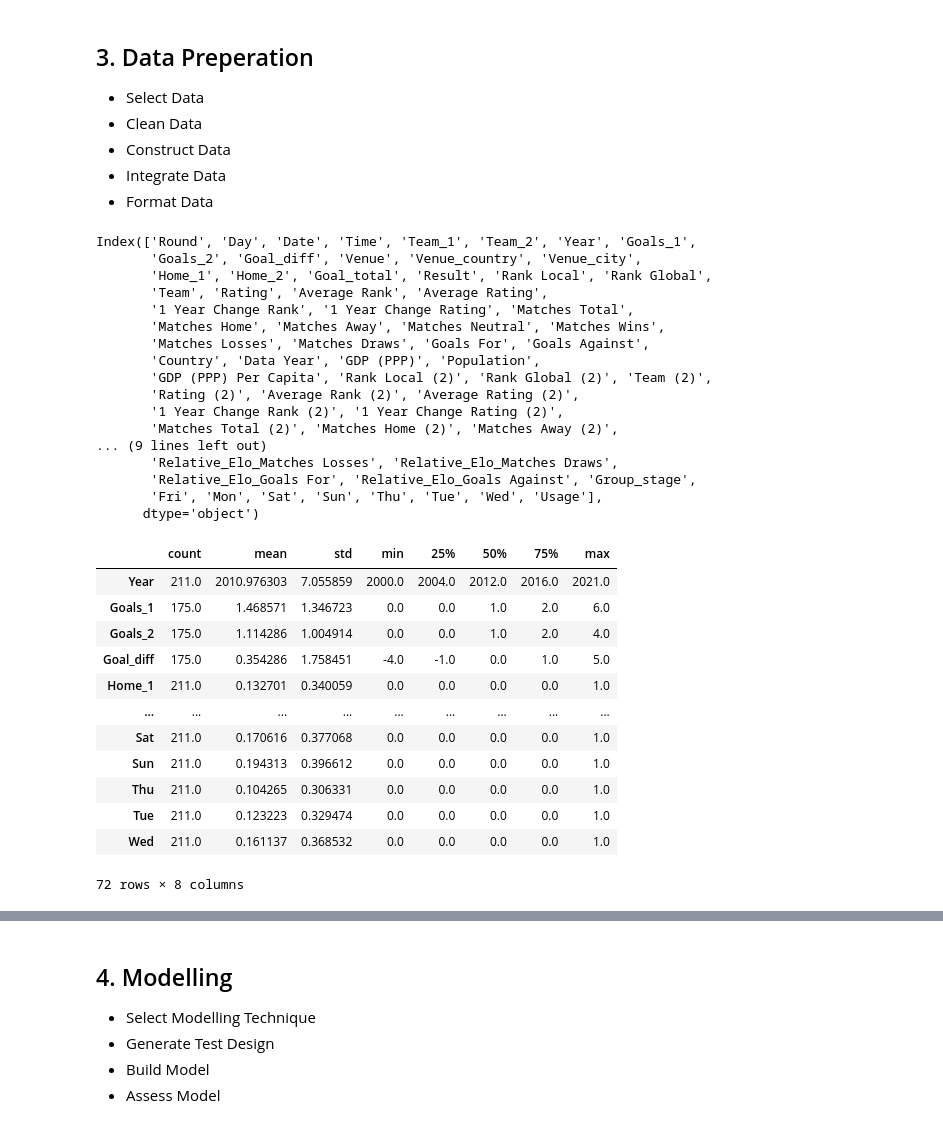
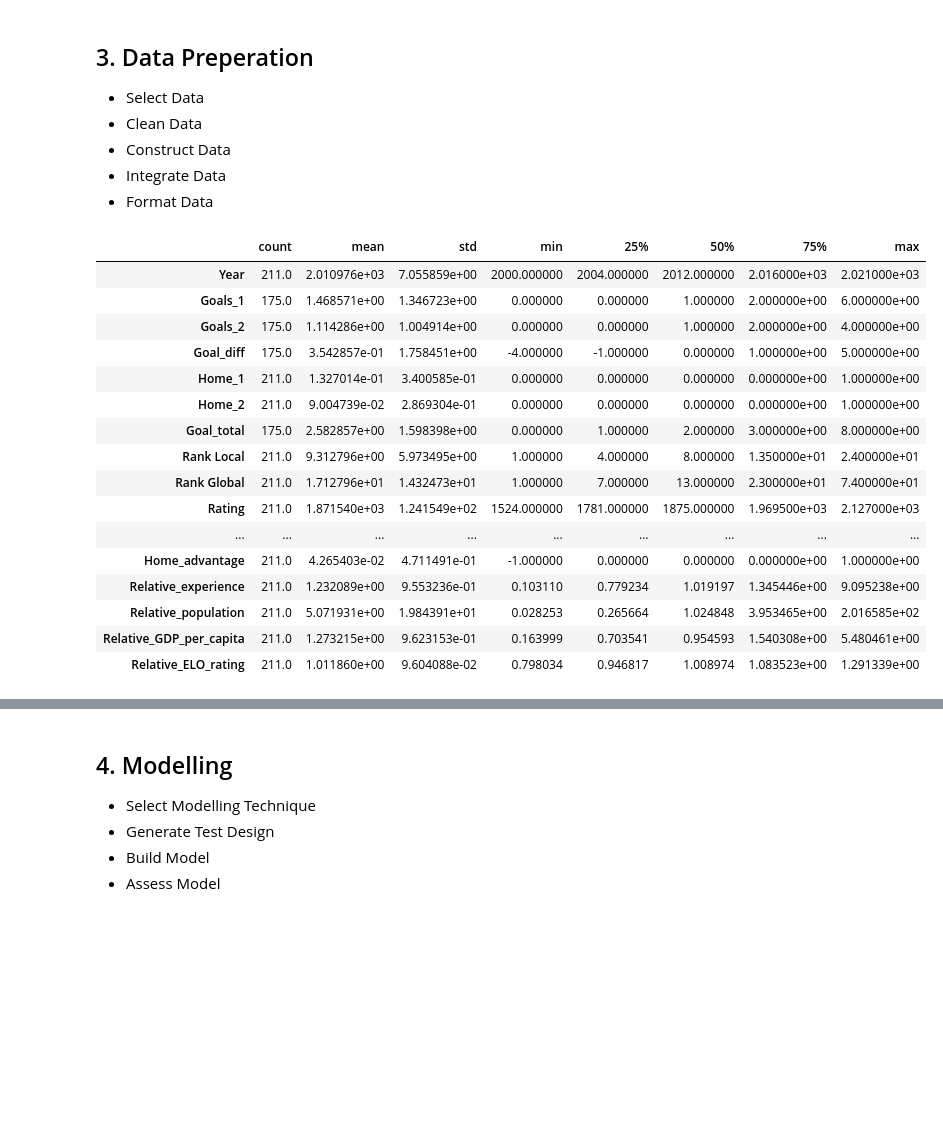
Before and after one commit to deacona/the-ball-is-round, a Jupyter notebook: notebooks/intl_02_euro_2020.ipynb, the cells around one changed output, grey strips where cells are left out. Saved outputs shown, nothing was run; the diff lists cells and outputs as text; code cells hidden in the pictures; blank space fills up the shorter version.

```diff
--- a/notebooks/intl_02_euro_2020.ipynb
+++ b/notebooks/intl_02_euro_2020.ipynb
@@ -279,77 +279,50 @@ Matches Total
 # %%
 data = match.merge(summary, left_on=["Team_1", "Year"], right_on=["Team", "Year"]) #, suffixes=["", "_1"])
 data = data.merge(summary, left_on=["Team_2", "Year"], right_on=["Team", "Year"], suffixes=["", " (2)"])
 data.sort_values(by=["Date"], inplace=True)
 data.reset_index(drop=True, inplace=True)
 
 data["Elo_rating_diff"] = data["Rating"] - data["Rating (2)"]
 data["Home_advantage"] = data["Home_1"] - data["Home_2"]
 # data["Win_expectency_1"] = ((10**((-(data.Elo_rating_diff + (100 * data.Home_advantage)))/400))+1)**-1
 data["Relative_experience"] = data["Matches Total"] / data["Matches Total (2)"]
 data["Relative_population"] = data["Population"] / data["Population (2)"]
 data["Relative_GDP_per_capita"] = data["GDP (PPP) Per Capita"] / data["GDP (PPP) Per Capita (2)"]
-# data["Relative_ELO_rating"] = data["Rating"] / data["Rating (2)"]
+data["Relative_ELO_rating"] = data["Rating"] / data["Rating (2)"]
 # data["Relative_ELO_rank_1yr_change"] = data["1 Year Change Rank"] / data["1 Year Change Rank (2)"]
 # data["Relative_ELO_rating_1yr_change"] = data["1 Year Change Rating"] / data["1 Year Change Rating (2)"]
 # data["Combined_ELO_rating_1yr_change"] = data["1 Year Change Rating"].abs() + data["1 Year Change Rating (2)"].abs()
-
-for col_2 in data.columns:
-    if not col_2.endswith(" (2)"):
-        continue
-    if not col_2.startswith(("Rank", "Rating", "Matches", "Goals")):
-        continue
-    col_1 = col_2.replace(" (2)", "")
-    col = "Relative_Elo_{0}".format(col_1)
-    data[col] = data[col_1] / data[col_2]
-#     print(col)
-
-data["Group_stage"] = 0
-data.loc[data.Round == "Group stage", "Group_stage"] = 1
-data = pd.concat([data, pd.get_dummies(data["Day"])], axis=1)
 
 # model_years = [2000, 2004, 2008, 2012, 2016]
 live_years = [2021]
 data["Usage"] = "Training"
 data.loc[data.Year.isin(live_years), "Usage"] = "Live"
 
 # data = data[["Date", "Year", "Team_1", "Team_2", "Goal_diff", "Goal_total", "Elo_rating_diff", "Home_advantage", "Win_expectency_1",
 #              "Relative_experience", "Relative_population", "Relative_GDP_per_capita",
 #             "Relative_ELO_rating"]] #, "Relative_ELO_rank_1yr_change", "Relative_ELO_rating_1yr_change"
 # ]]
 
-print(data.columns)
+# data.columns
 data.describe().T
 # %% [output]
-Index(['Round', 'Day', 'Date', 'Time', 'Team_1', 'Team_2', 'Year', 'Goals_1',
-       'Goals_2', 'Goal_diff', 'Venue', 'Venue_country', 'Venue_city',
-       'Home_1', 'Home_2', 'Goal_total', 'Result', 'Rank Local', 'Rank Global',
-       'Team', 'Rating', 'Average Rank', 'Average Rating',
-       '1 Year Change Rank', '1 Year Change Rating', 'Matches Total',
-       'Matches Home', 'Matches Away', 'Matches Neutral', 'Matches Wins',
-       'Matches Losses', 'Matches Draws', 'Goals For', 'Goals Against',
-       'Country', 'Data Year', 'GDP (PPP)', 'Population',
-       'GDP (PPP) Per Capita', 'Rank Local (2)', 'Rank Global (2)', 'Team (2)',
-       'Rating (2)', 'Average Rank (2)', 'Average Rating (2)',
-       '1 Year Change Rank (2)', '1 Year Change Rating (2)',
-       'Matches Total (2)', 'Matches Home (2)', 'Matches Away (2)',
-... (9 lines left out)
-       'Relative_Elo_Matches Losses', 'Relative_Elo_Matches Draws',
-       'Relative_Elo_Goals For', 'Relative_Elo_Goals Against', 'Group_stage',
-       'Fri', 'Mon', 'Sat', 'Sun', 'Thu', 'Tue', 'Wed', 'Usage'],
-      dtype='object')
 |  | count | mean | std | min | 25% | 50% | 75% | max |
-| Year | 211.0 | 2010.976303 | 7.055859 | 2000.0 | 2004.0 | 2012.0 | 2016.0 | 2021.0 |
-| Goals_1 | 175.0 | 1.468571 | 1.346723 | 0.0 | 0.0 | 1.0 | 2.0 | 6.0 |
-| Goals_2 | 175.0 | 1.114286 | 1.004914 | 0.0 | 0.0 | 1.0 | 2.0 | 4.0 |
-| Goal_diff | 175.0 | 0.354286 | 1.758451 | -4.0 | -1.0 | 0.0 | 1.0 | 5.0 |
-| Home_1 | 211.0 | 0.132701 | 0.340059 | 0.0 | 0.0 | 0.0 | 0.0 | 1.0 |
+| Year | 211.0 | 2.010976e+03 | 7.055859e+00 | 2000.000000 | 2004.000000 | 2012.000000 | 2.016000e+03 | 2.021000e+03 |
+| Goals_1 | 175.0 | 1.468571e+00 | 1.346723e+00 | 0.000000 | 0.000000 | 1.000000 | 2.000000e+00 | 6.000000e+00 |
+| Goals_2 | 175.0 | 1.114286e+00 | 1.004914e+00 | 0.000000 | 0.000000 | 1.000000 | 2.000000e+00 | 4.000000e+00 |
+| Goal_diff | 175.0 | 3.542857e-01 | 1.758451e+00 | -4.000000 | -1.000000 | 0.000000 | 1.000000e+00 | 5.000000e+00 |
+| Home_1 | 211.0 | 1.327014e-01 | 3.400585e-01 | 0.000000 | 0.000000 | 0.000000 | 0.000000e+00 | 1.000000e+00 |
+| Home_2 | 211.0 | 9.004739e-02 | 2.869304e-01 | 0.000000 | 0.000000 | 0.000000 | 0.000000e+00 | 1.000000e+00 |
+| Goal_total | 175.0 | 2.582857e+00 | 1.598398e+00 | 0.000000 | 1.000000 | 2.000000 | 3.000000e+00 | 8.000000e+00 |
+| Rank Local | 211.0 | 9.312796e+00 | 5.973495e+00 | 1.000000 | 4.000000 | 8.000000 | 1.350000e+01 | 2.400000e+01 |
+| Rank Global | 211.0 | 1.712796e+01 | 1.432473e+01 | 1.000000 | 7.000000 | 13.000000 | 2.300000e+01 | 7.400000e+01 |
+| Rating | 211.0 | 1.871540e+03 | 1.241549e+02 | 1524.000000 | 1781.000000 | 1875.000000 | 1.969500e+03 | 2.127000e+03 |
 | ... | ... | ... | ... | ... | ... | ... | ... | ... |
-| Sat | 211.0 | 0.170616 | 0.377068 | 0.0 | 0.0 | 0.0 | 0.0 | 1.0 |
-| Sun | 211.0 | 0.194313 | 0.396612 | 0.0 | 0.0 | 0.0 | 0.0 | 1.0 |
-| Thu | 211.0 | 0.104265 | 0.306331 | 0.0 | 0.0 | 0.0 | 0.0 | 1.0 |
-| Tue | 211.0 | 0.123223 | 0.329474 | 0.0 | 0.0 | 0.0 | 0.0 | 1.0 |
-| Wed | 211.0 | 0.161137 | 0.368532 | 0.0 | 0.0 | 0.0 | 0.0 | 1.0 |
+| Home_advantage | 211.0 | 4.265403e-02 | 4.711491e-01 | -1.000000 | 0.000000 | 0.000000 | 0.000000e+00 | 1.000000e+00 |
+| Relative_experience | 211.0 | 1.232089e+00 | 9.553236e-01 | 0.103110 | 0.779234 | 1.019197 | 1.345446e+00 | 9.095238e+00 |
+| Relative_population | 211.0 | 5.071931e+00 | 1.984391e+01 | 0.028253 | 0.265664 | 1.024848 | 3.953465e+00 | 2.016585e+02 |
+| Relative_GDP_per_capita | 211.0 | 1.273215e+00 | 9.623153e-01 | 0.163999 | 0.703541 | 0.954593 | 1.540308e+00 | 5.480461e+00 |
+| Relative_ELO_rating | 211.0 | 1.011860e+00 | 9.604088e-02 | 0.798034 | 0.946817 | 1.008974 | 1.083523e+00 | 1.291339e+00 |
-72 rows × 8 columns
 # %%
 skip_cols = [x+" (2)" for x in summary.columns]
 # print(skip_cols)
```
Also changed, not shown: parts of 10 cells of this notebook, 1 other file.
